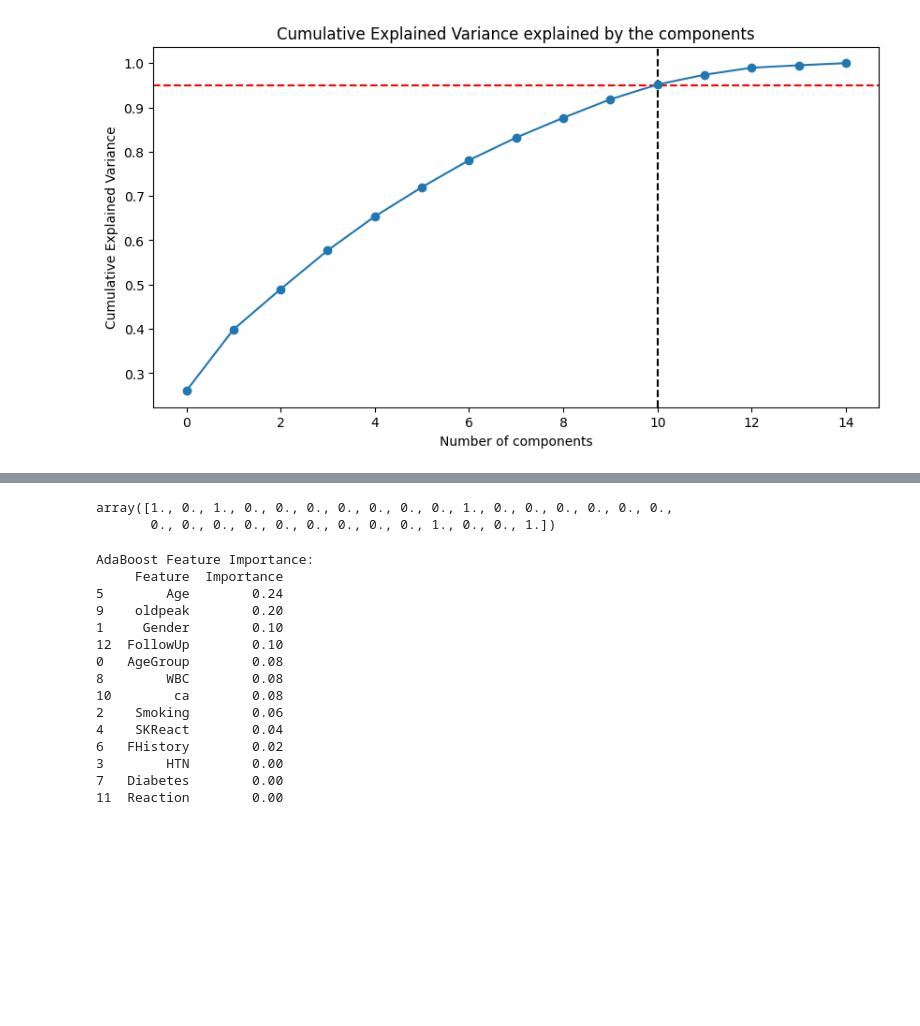
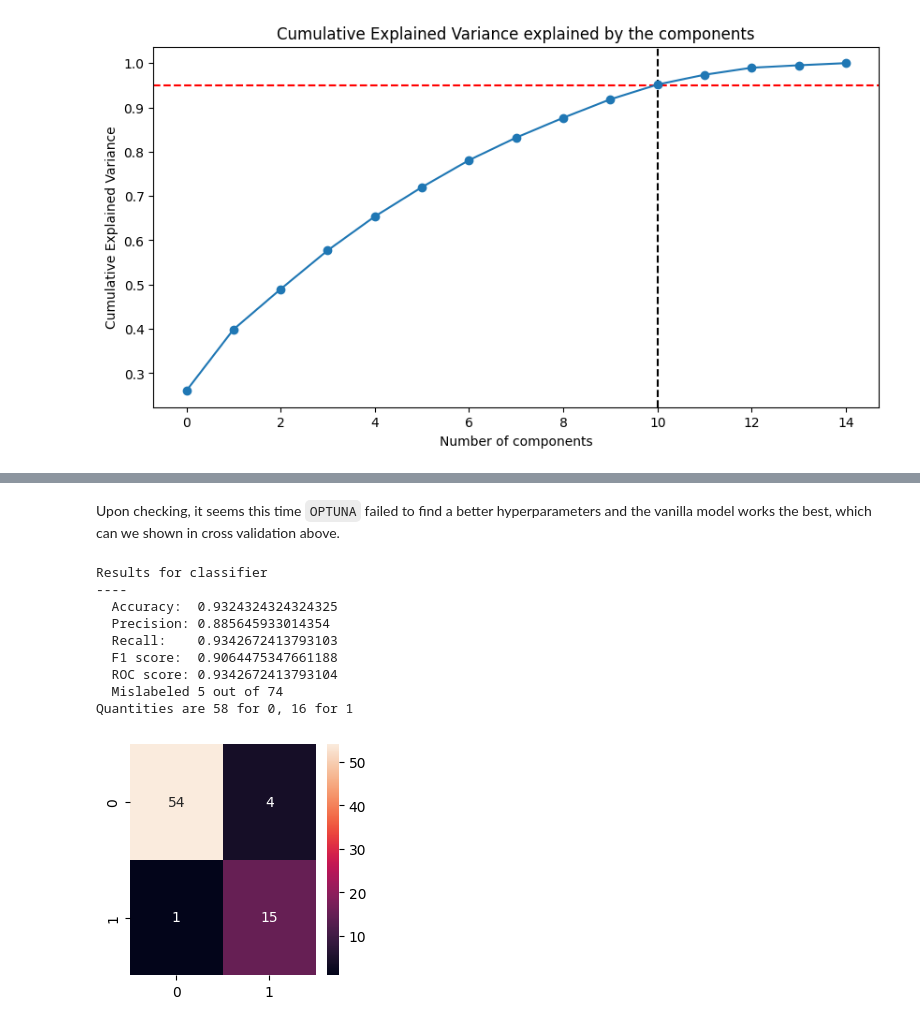
Before and after one commit to miladziekanowska/heart-failure-classification, a Jupyter notebook: Heart_failure_EDA_Modeling.ipynb, the cells around one changed output, grey strips where cells are left out. Cells and saved outputs as stored; diff of their text form; code cells hidden in the pictures; blank space fills up the shorter version.

Commit message:
Model almost ready

```diff
--- a/Heart_failure_EDA_Modeling.ipynb
+++ b/Heart_failure_EDA_Modeling.ipynb
@@ -813,30 +728,21 @@ F1 Score for Combined Predictions: 0.5
-# %%
-combined_predictions
-# %% [output]
-array([1., 0., 1., 0., 0., 0., 0., 0., 0., 0., 1., 0., 0., 0., 0., 0., 0.,
-       0., 0., 0., 0., 0., 0., 0., 0., 0., 1., 0., 0., 1.])
-# %%
-feat_importance_ada = adaboost_model.feature_importances_
-
-# Tworzenie DataFrame z ważnością cech
-feat_importance_ada_df = pd.DataFrame({'Feature': X.columns, 'Importance': feat_importance_ada})
-feat_importance_ada_df = feat_importance_ada_df.sort_values(by='Importance', ascending=False)
-
-print("AdaBoost Feature Importance:")
-print(feat_importance_ada_df)
-# %% [output]
-AdaBoost Feature Importance:
-     Feature  Importance
-5        Age        0.24
-9    oldpeak        0.20
-1     Gender        0.10
-12  FollowUp        0.10
-0   AgeGroup        0.08
-8        WBC        0.08
-10        ca        0.08
-2    Smoking        0.06
-4    SKReact        0.04
-6   FHistory        0.02
-3        HTN        0.00
-7   Diabetes        0.00
-11  Reaction        0.00
+# %% [markdown]
+Upon checking, it seems this time `OPTUNA` failed to find a better hyperparameters and the vanilla model works the best, which can we shown in cross validation above.
+# %%
+# let's test it on test data, which the model has not seen before
+# X_test_scaled = scaler.fit_transform(X_test)
+y_test_pred = ada.predict(X_test)
+
+print_results(calculate_metrics(y_test, y_test_pred))
+get_binary_classes(y_test)
+get_confusion_matrix(y_test, y_test_pred)
+# %% [output]
+Results for classifier
+----
+  Accuracy:  0.9324324324324325
+  Precision: 0.885645933014354
+  Recall:    0.9342672413793103
+  F1 score:  0.9064475347661188
+  ROC score: 0.9342672413793104
+  Mislabeled 5 out of 74
+Quantities are 58 for 0, 16 for 1
+[figure, added]
```
Also changed, not shown: parts of 32 cells of this notebook.
